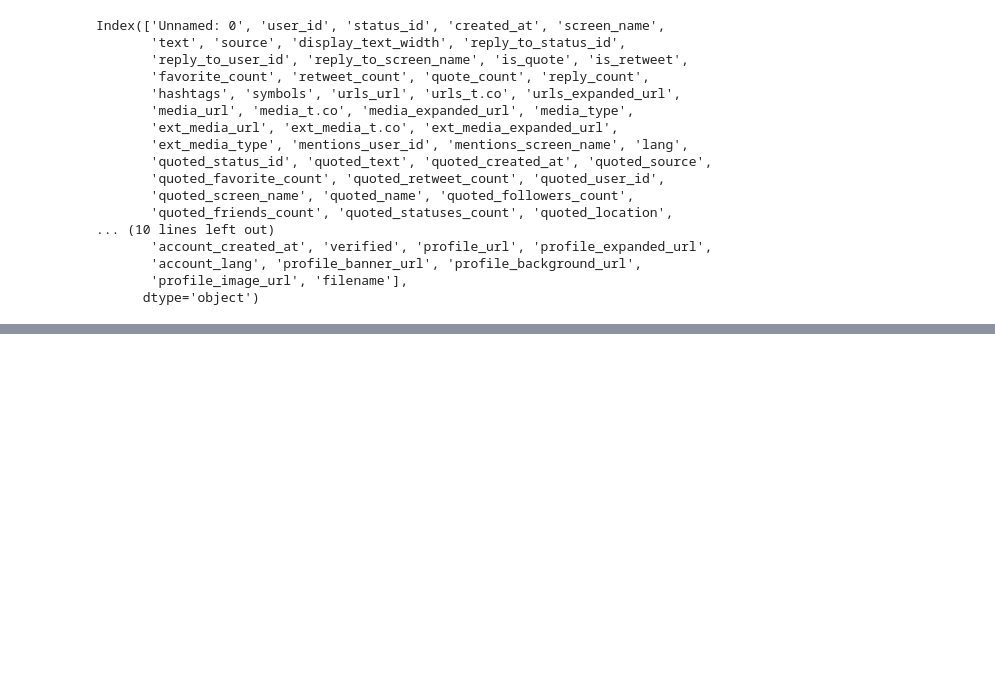
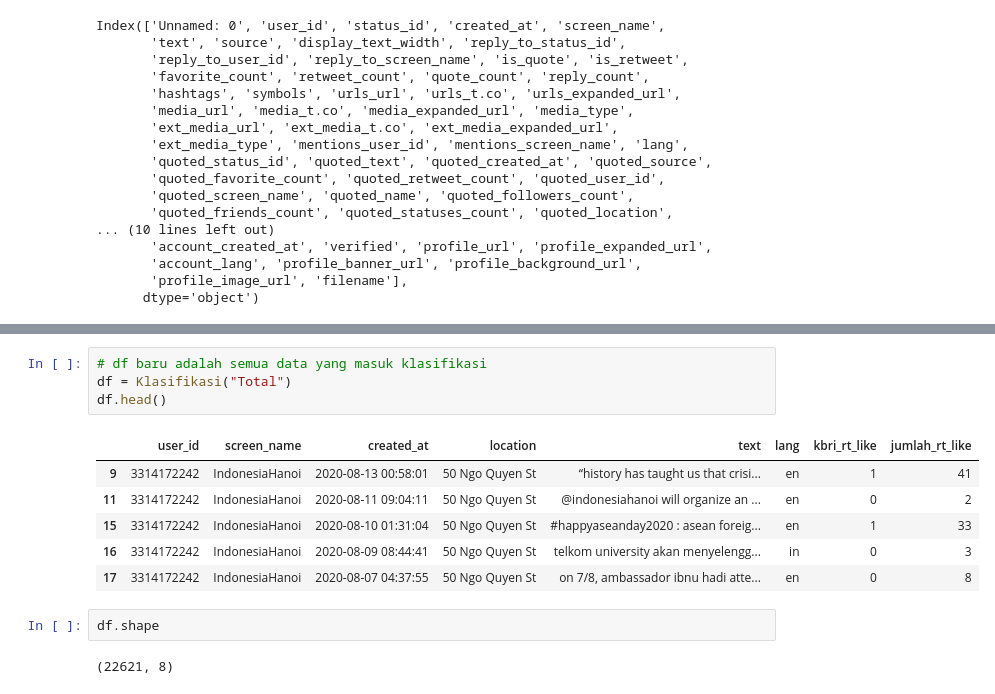
Before and after one commit to rshby/Tugas_Penelitian_Pak_Kodong, a Jupyter notebook: Memisahkan retweet dan like dari akun kbri.ipynb, the cells around one changed output, grey strips where cells are left out. Drawn from its saved outputs; the diff is of its cells as text; blank space fills up the shorter version.

```diff
--- a/Memisahkan retweet dan like dari akun kbri.ipynb
+++ b/Memisahkan retweet dan like dari akun kbri.ipynb
@@ -96,0 +143,15 @@ df.shape
+# %%
+# df baru adalah semua data yang masuk klasifikasi
+df = Klasifikasi("Total")
+df.head()
+# %% [output]
+|  | user_id | screen_name | created_at | location | text | lang | kbri_rt_like | jumlah_rt_like |
+| 9 | 3314172242 | IndonesiaHanoi | 2020-08-13 00:58:01 | 50 Ngo Quyen St | “history has taught us that crisi... | en | 1 | 41 |
+| 11 | 3314172242 | IndonesiaHanoi | 2020-08-11 09:04:11 | 50 Ngo Quyen St | @indonesiahanoi will organize an ... | en | 0 | 2 |
+| 15 | 3314172242 | IndonesiaHanoi | 2020-08-10 01:31:04 | 50 Ngo Quyen St | #happyaseanday2020 : asean foreig... | en | 1 | 33 |
+| 16 | 3314172242 | IndonesiaHanoi | 2020-08-09 08:44:41 | 50 Ngo Quyen St | telkom university akan menyelengg... | in | 0 | 3 |
+| 17 | 3314172242 | IndonesiaHanoi | 2020-08-07 04:37:55 | 50 Ngo Quyen St | on 7/8, ambassador ibnu hadi atte... | en | 0 | 8 |
+# %%
+df.shape
+# %% [output]
+(22621, 8)
```
Also changed, not shown: parts of 6 cells of this notebook.
